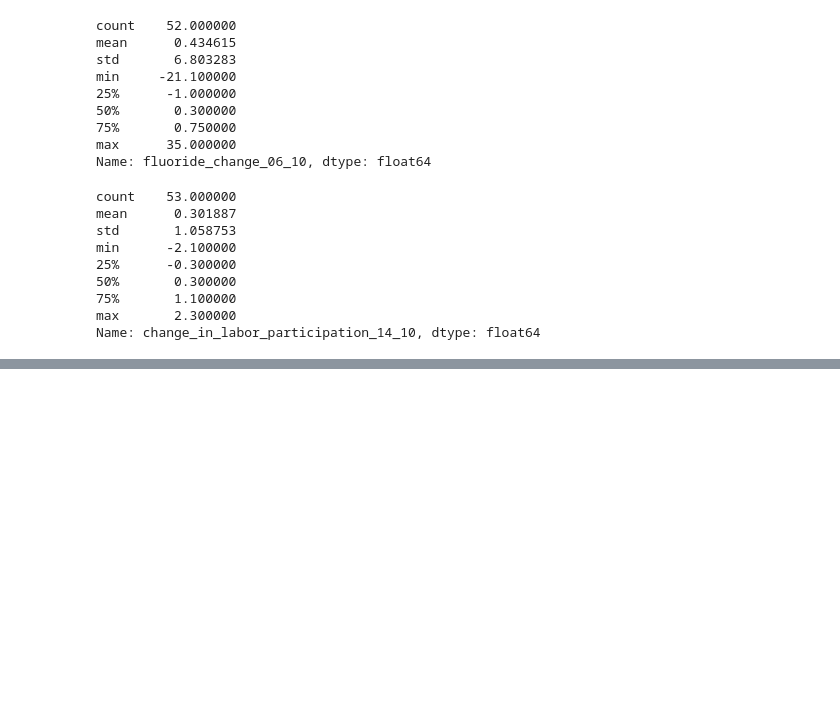
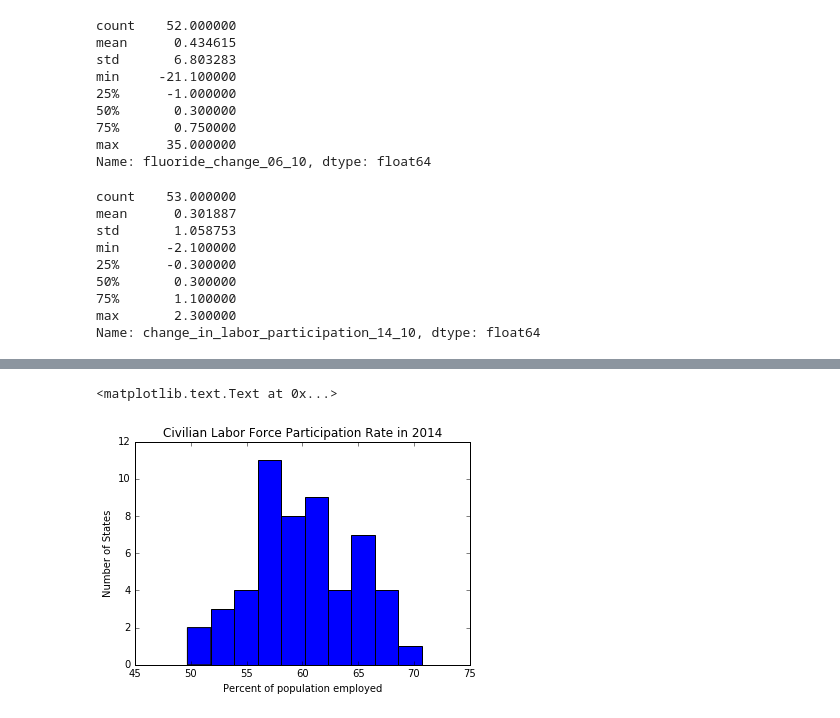
Before and after one commit to TimIntegration/data_management, a Jupyter notebook: week4.ipynb, the cells around one changed output, grey strips where cells are left out. Cells and saved outputs as stored; diff of their text form; code cells hidden in the pictures; blank space fills up the shorter version.

```diff
--- a/week4.ipynb
+++ b/week4.ipynb
@@ -75,3 +86,12 @@ Name: change_in_labor_participation_14_10, dtype: float64
+# %%
+plt.gcf().clear()
+plt.hist(bls14['CLF Employment Percent of population'])
+plt.xlabel('Percent of population employed')
+plt.ylabel('Number of States')
+plt.title('Civilian Labor Force Participation Rate in 2014')
+# %% [output]
+<matplotlib.text.Text at 0x...>
+[figure, added]
 # %%
 # view only rows in the 1st and 4th quartile of water fluoridation changes
 first_quartile_fluor = cdc_fluor_change_06_10[cdc_fluor_change_06_10['fluoride_change_06_10'] <= -1.0]
```
Also changed, not shown: parts of 5 cells of this notebook.
